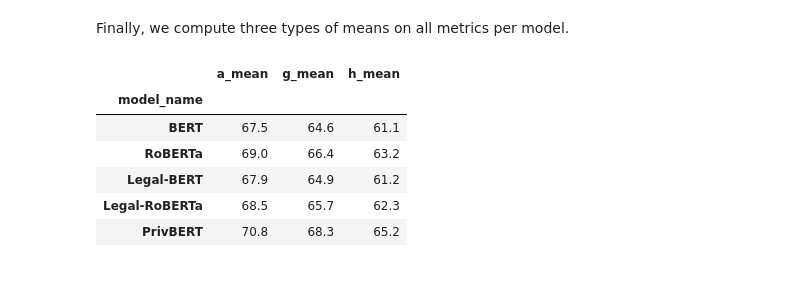
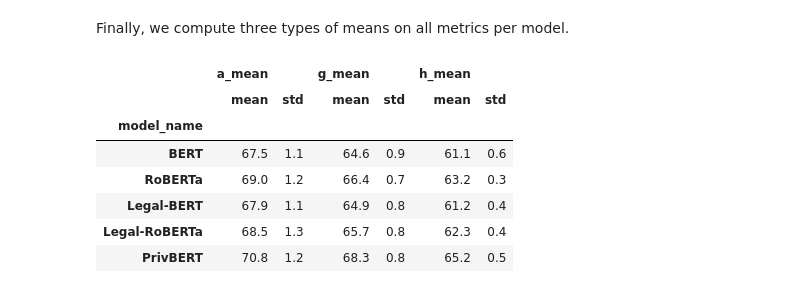
Before and after one commit to infsys-lab/privacy-glue, a Jupyter notebook: notebooks/visualize_results.ipynb, the cells around one changed output. Drawn from its saved outputs; the diff is of its cells as text; code cells hidden in the pictures.

```diff
--- a/notebooks/visualize_results.ipynb
+++ b/notebooks/visualize_results.ipynb
@@ -212,14 +215,30 @@ Then we visualize all our metrics:
 # %% [markdown]
 Finally, we compute three types of means on all metrics per model.
-# %%
-all_results.groupby("model_name")["mean"].agg(
-    a_mean=scipy.mean, g_mean=scipy.stats.gmean, h_mean=scipy.stats.hmean
-).round(1)
-# %% [output]
-|  | a_mean | g_mean | h_mean |
-| model_name |  |  |  |
-| BERT | 67.5 | 64.6 | 61.1 |
-| RoBERTa | 69.0 | 66.4 | 63.2 |
-| Legal-BERT | 67.9 | 64.9 | 61.2 |
-| Legal-RoBERTa | 68.5 | 65.7 | 62.3 |
-| PrivBERT | 70.8 | 68.3 | 65.2 |
+# %%
+# compute macro-averaged means and standard deviations
+means = (
+    all_results.groupby("model_name")["mean"]
+    .agg(a_mean=scipy.mean, g_mean=scipy.stats.gmean, h_mean=scipy.stats.hmean)
+    .round(1)
+)
+stds = (
+    all_results.groupby("model_name")["std"]
+    .agg(a_mean=scipy.mean, g_mean=scipy.stats.gmean, h_mean=scipy.stats.hmean)
+    .round(1)
+)
+agg_df = (
+    pd.concat({"mean": means, "std": stds}, axis=1)
+    .swaplevel(axis="columns")
+    .sort_index(axis=1)
+)
+# %%
+agg_df
+# %% [output]
+|  | a_mean |  | g_mean |  | h_mean |  |
+|  | mean | std | mean | std | mean | std |
+| model_name |  |  |  |  |  |  |
+| BERT | 67.5 | 1.1 | 64.6 | 0.9 | 61.1 | 0.6 |
+| RoBERTa | 69.0 | 1.2 | 66.4 | 0.7 | 63.2 | 0.3 |
+| Legal-BERT | 67.9 | 1.1 | 64.9 | 0.8 | 61.2 | 0.4 |
+| Legal-RoBERTa | 68.5 | 1.3 | 65.7 | 0.8 | 62.3 | 0.4 |
+| PrivBERT | 70.8 | 1.2 | 68.3 | 0.8 | 65.2 | 0.5 |
```
Also changed, not shown: parts of 3 cells of this notebook.
